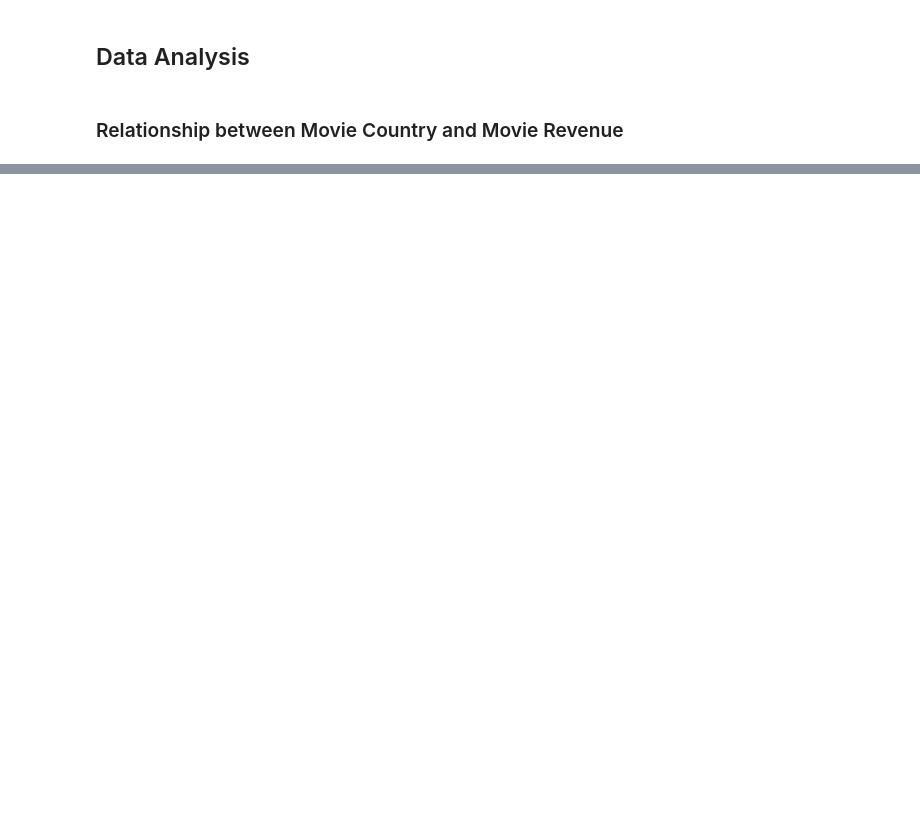
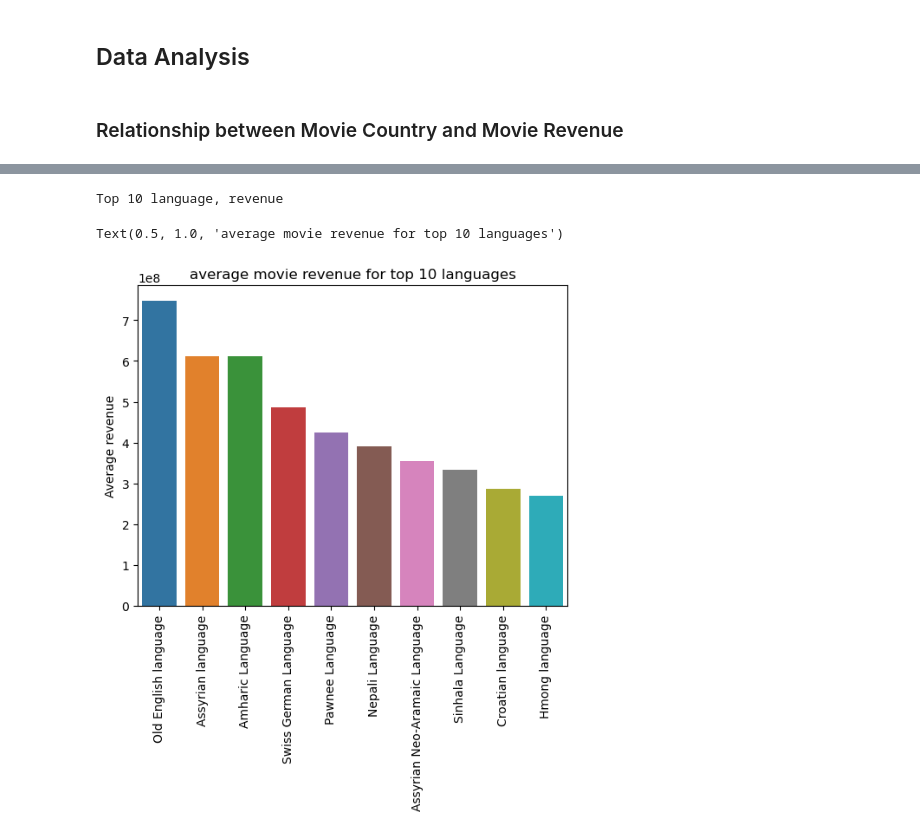
Before and after one commit to epfl-ada/ada-2022-project-datakungfu, a Jupyter notebook: pipeline.ipynb, the cells around one changed output, grey strips where cells are left out. Drawn from its saved outputs; the diff is of its cells as text; code cells hidden in the pictures; blank space fills up the shorter version.

```diff
--- a/pipeline.ipynb
+++ b/pipeline.ipynb
@@ -187,0 +233,17 @@ df_movie_new
+# %%
+# mean for each language
+mean_lang_rev = {k:sum(v)/len(v) for k,v in language_revenue.items()}
+# sroted mean for each language
+sorted_mlr = sorted(mean_lang_rev.items(), key=lambda x:x[1], reverse=True)
+sorted_mlr = pd.Series(*list(zip(*sorted_mlr))[::-1], name="Average revenue")
+
+topk = 10
+print("Top {} language, revenue".format(topk))
+sns.barplot(x=sorted_mlr.index[:topk], y=sorted_mlr[:topk])
+plt.ylabel("Average revenue")
+plt.xticks(rotation=90)
+plt.title("average movie revenue for top {} languages".format(topk))
+# %% [output]
+Top 10 language, revenue
+Text(0.5, 1.0, 'average movie revenue for top 10 languages')
+[figure, added]
```
Also changed, not shown: parts of 27 cells of this notebook.
